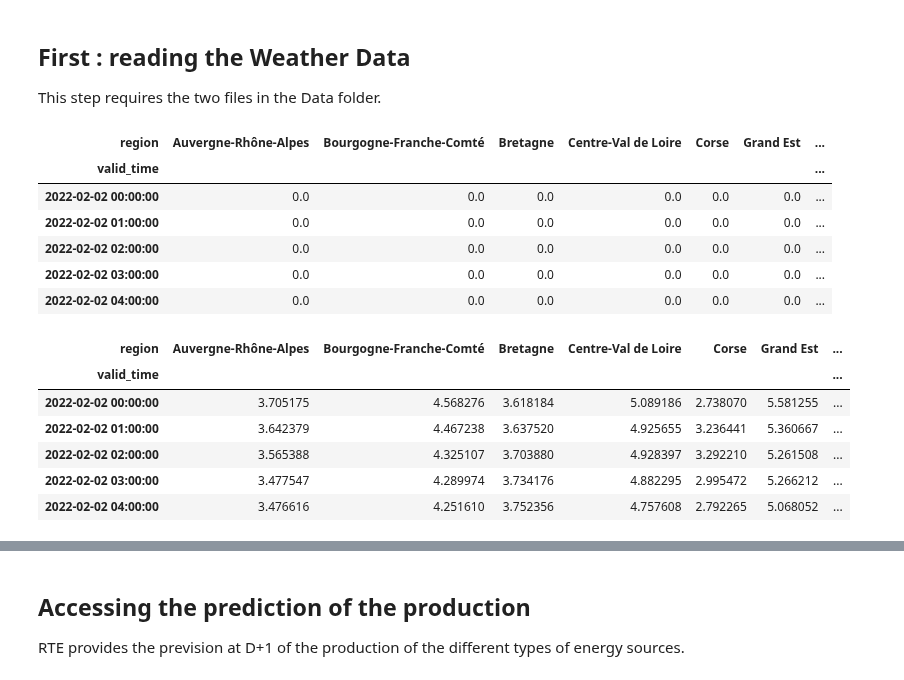
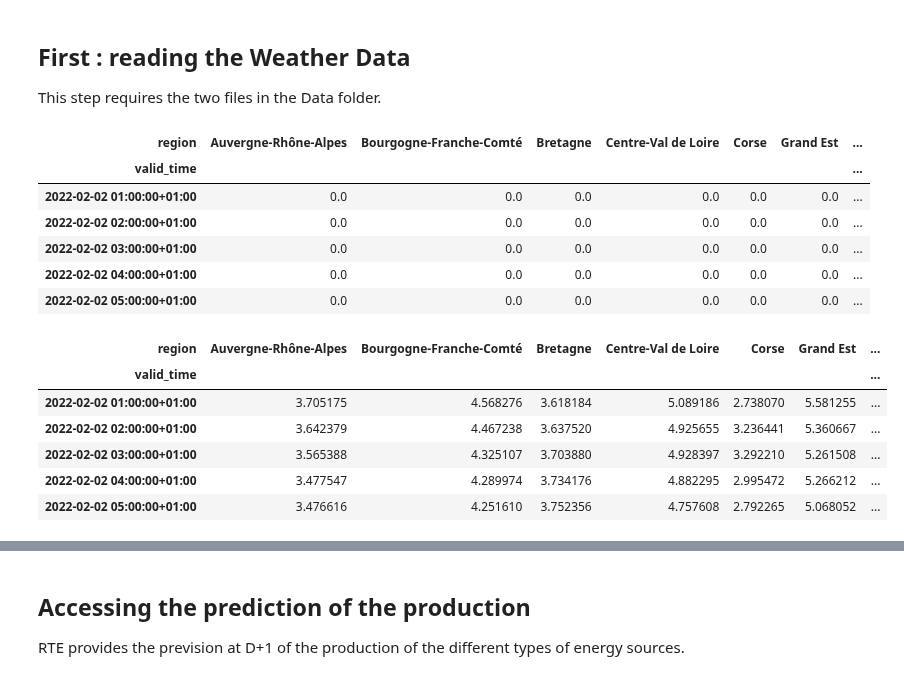
Before and after one commit to GreenForecast-Squad/energetic-stress-production, a Jupyter notebook: notebooks/datascience/predicting_the_predictions.ipynb, the cells around one changed output, grey strips where cells are left out. Saved outputs shown, nothing was run; the diff lists cells and outputs as text; code cells hidden in the pictures.

```diff
--- a/notebooks/datascience/predicting_the_predictions.ipynb
+++ b/notebooks/datascience/predicting_the_predictions.ipynb
@@ -34,39 +34,46 @@ data_sunD1 = data_sun.loc[mask_D1]
 data_sunD1_regions = data_sunD1.set_index("valid_time").pivot_table(
     index="valid_time", columns="region", values="ssrd"
 )
+data_sunD1_regions.index = data_sunD1_regions.index.tz_localize("UTC").tz_convert(
+    "Europe/Paris"
+)
 data_sunD1_regions.head()
 # %% [output]
 | region | Auvergne-Rhône-Alpes | Bourgogne-Franche-Comté | Bretagne | Centre-Val de Loire | Corse | Grand Est | ... |
 | valid_time |  |  |  |  |  |  | ... |
-| 2022-02-02 00:00:00 | 0.0 | 0.0 | 0.0 | 0.0 | 0.0 | 0.0 | ... |
-| 2022-02-02 01:00:00 | 0.0 | 0.0 | 0.0 | 0.0 | 0.0 | 0.0 | ... |
-| 2022-02-02 02:00:00 | 0.0 | 0.0 | 0.0 | 0.0 | 0.0 | 0.0 | ... |
-| 2022-02-02 03:00:00 | 0.0 | 0.0 | 0.0 | 0.0 | 0.0 | 0.0 | ... |
-| 2022-02-02 04:00:00 | 0.0 | 0.0 | 0.0 | 0.0 | 0.0 | 0.0 | ... |
+| 2022-02-02 01:00:00+01:00 | 0.0 | 0.0 | 0.0 | 0.0 | 0.0 | 0.0 | ... |
+| 2022-02-02 02:00:00+01:00 | 0.0 | 0.0 | 0.0 | 0.0 | 0.0 | 0.0 | ... |
+| 2022-02-02 03:00:00+01:00 | 0.0 | 0.0 | 0.0 | 0.0 | 0.0 | 0.0 | ... |
+| 2022-02-02 04:00:00+01:00 | 0.0 | 0.0 | 0.0 | 0.0 | 0.0 | 0.0 | ... |
+| 2022-02-02 05:00:00+01:00 | 0.0 | 0.0 | 0.0 | 0.0 | 0.0 | 0.0 | ... |
 # %%
 data_wind = pd.read_csv(wind_speed_file, index_col=False)
 data_wind["time"] = pd.to_datetime(data_wind["time"])
 data_wind["step"] = pd.to_timedelta(data_wind["step"])
 data_wind["valid_time"] = (
     data_wind["time"] + data_wind["step"]
 )  # re-forcing the type to datetime
 
 mask_D1 = (data_wind["step"] >= pd.Timedelta("1D")) & (
     data_wind["step"] < pd.Timedelta("2D")
 )
 data_windD1 = data_wind.loc[mask_D1]
 data_windD1_regions = data_windD1.set_index("valid_time").pivot_table(
     index="valid_time", columns="region", values="si10"
 )
+data_windD1_regions.index = data_windD1_regions.index.tz_localize("UTC").tz_convert(
+    "Europe/Paris"
+)
+
 data_windD1_regions.head()
 # %% [output]
 | region | Auvergne-Rhône-Alpes | Bourgogne-Franche-Comté | Bretagne | Centre-Val de Loire | Corse | Grand Est | ... |
 | valid_time |  |  |  |  |  |  | ... |
-| 2022-02-02 00:00:00 | 3.705175 | 4.568276 | 3.618184 | 5.089186 | 2.738070 | 5.581255 | ... |
-| 2022-02-02 01:00:00 | 3.642379 | 4.467238 | 3.637520 | 4.925655 | 3.236441 | 5.360667 | ... |
-| 2022-02-02 02:00:00 | 3.565388 | 4.325107 | 3.703880 | 4.928397 | 3.292210 | 5.261508 | ... |
-| 2022-02-02 03:00:00 | 3.477547 | 4.289974 | 3.734176 | 4.882295 | 2.995472 | 5.266212 | ... |
-| 2022-02-02 04:00:00 | 3.476616 | 4.251610 | 3.752356 | 4.757608 | 2.792265 | 5.068052 | ... |
+| 2022-02-02 01:00:00+01:00 | 3.705175 | 4.568276 | 3.618184 | 5.089186 | 2.738070 | 5.581255 | ... |
+| 2022-02-02 02:00:00+01:00 | 3.642379 | 4.467238 | 3.637520 | 4.925655 | 3.236441 | 5.360667 | ... |
+| 2022-02-02 03:00:00+01:00 | 3.565388 | 4.325107 | 3.703880 | 4.928397 | 3.292210 | 5.261508 | ... |
+| 2022-02-02 04:00:00+01:00 | 3.477547 | 4.289974 | 3.734176 | 4.882295 | 2.995472 | 5.266212 | ... |
+| 2022-02-02 05:00:00+01:00 | 3.476616 | 4.251610 | 3.752356 | 4.757608 | 2.792265 | 5.068052 | ... |
 # %%
 data_sunD1_regions["Normandie"].iloc[0:240].plot()
 
```
Also changed, not shown: parts of 30 cells of this notebook, 1 other file.
